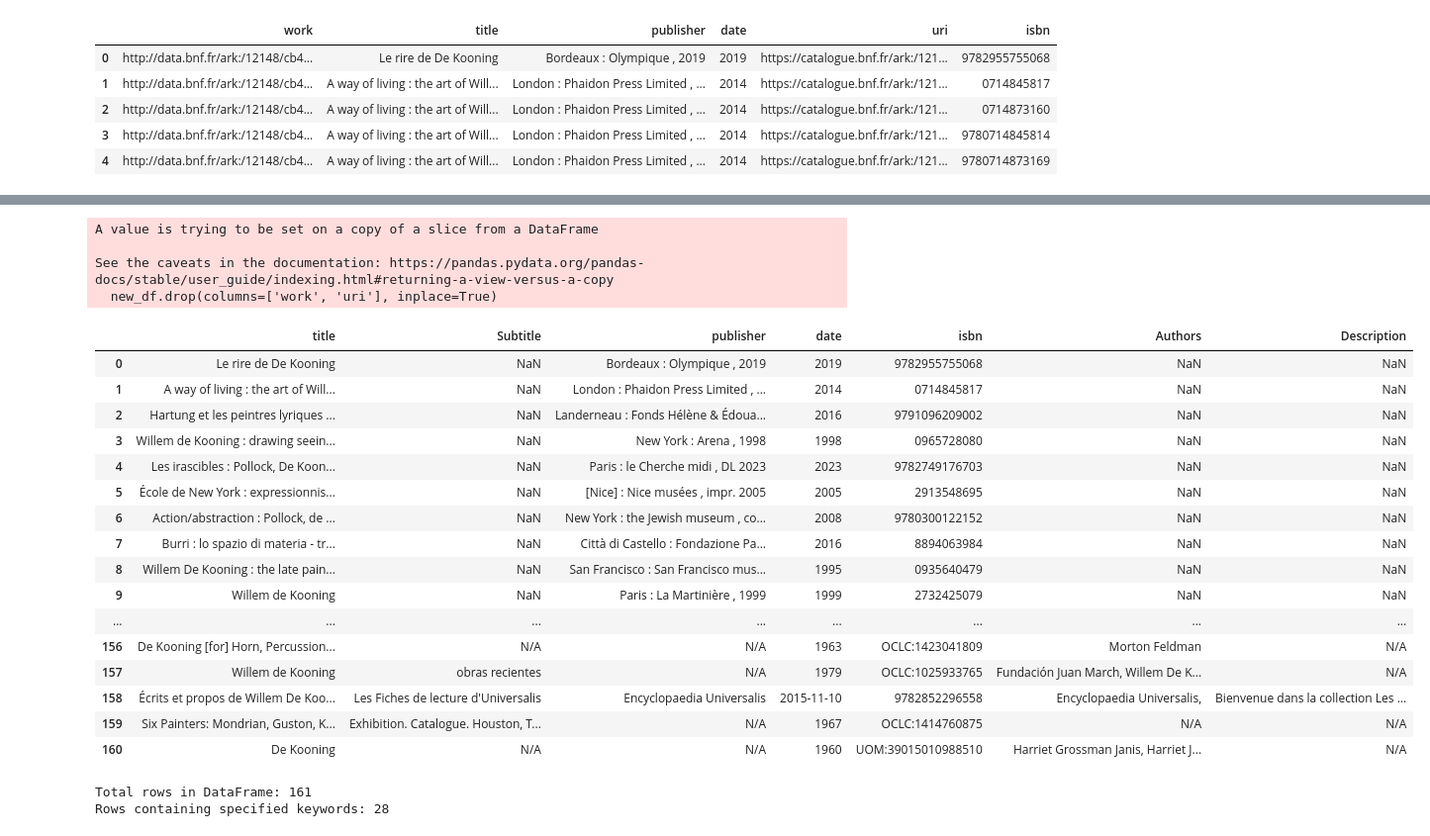
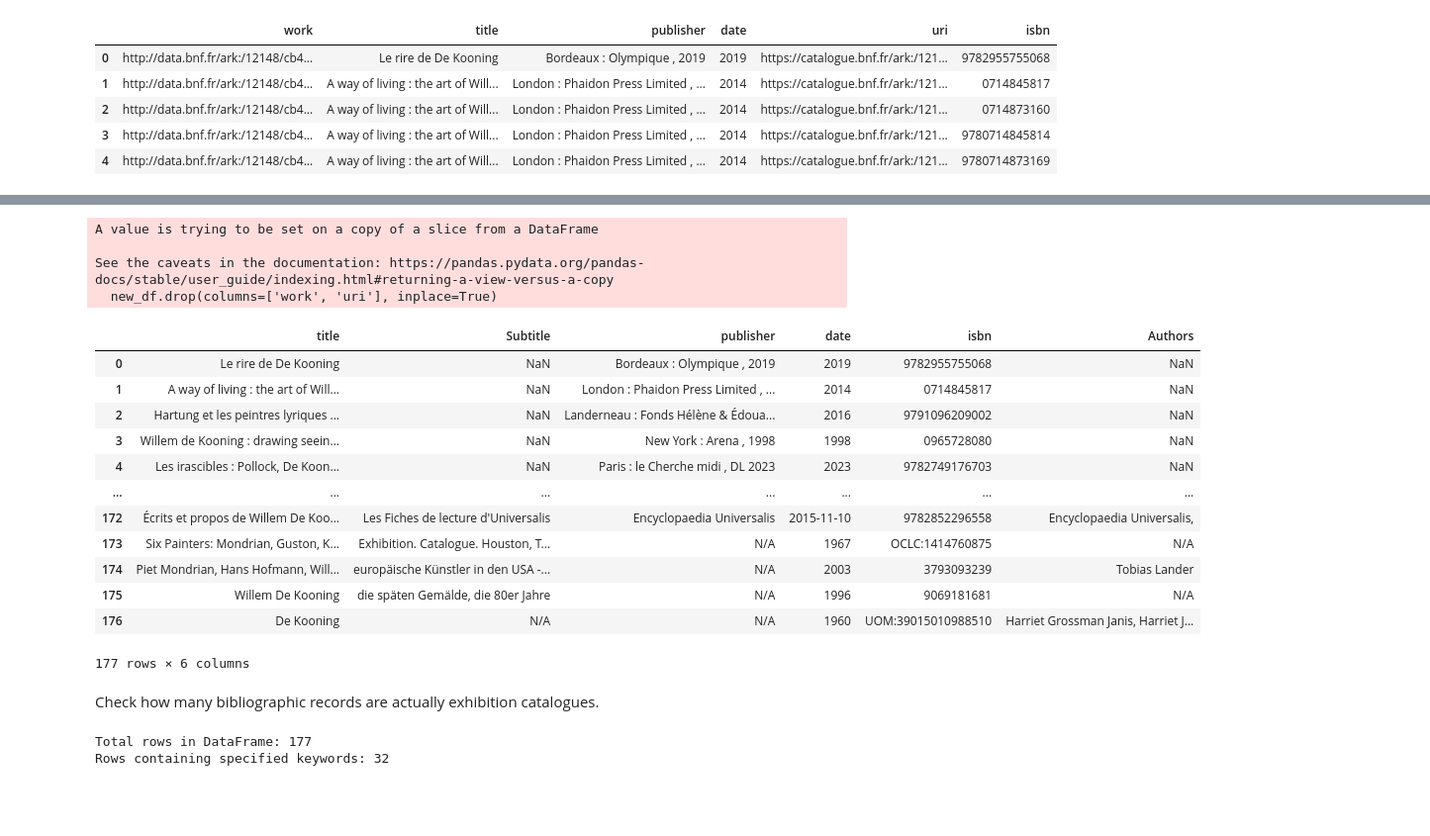
Before and after one commit to giorgiacrosilla/reputationera, a Jupyter notebook: scripts/bibliography_DK.ipynb, the cells around one changed output, grey strips where cells are left out. Shown: that part at 99% size. Saved outputs shown, nothing was run; the diff lists cells and outputs as text; code cells hidden in the pictures; blank space fills up the shorter version.

Commit message:
scripts descriptions

```diff
--- a/scripts/bibliography_DK.ipynb
+++ b/scripts/bibliography_DK.ipynb
@@ -22,6 +50,6 @@ has been done on the web endpoint and then the CSV was downloaded.
 # %%
 import pandas as pd
-getty2 = pd.read_csv("databnf.csv")
-
-getty2.head()
+query1 = pd.read_csv("databnf_DK.csv")
+# pd.set_option('display.max_rows', None)
+query1
 # %% [output]
@@ -29,11 +69,11 @@ FileNotFoundError: [Errno 2] No such file or directory: 'databnf.csv'
 # %%
-for column_name in getty2.columns:
+for column_name in query1.columns:
     if column_name == "isbn":
-        for i, value in enumerate(getty2[column_name]):
+        for i, value in enumerate(query1[column_name]):
             if "-" in value:
                 # Replacing hyphens with empty string
-                getty2.at[i, column_name] = value.replace("-", "")
-getty2.head()
+                query1.at[i, column_name] = value.replace("-", "")
+query1.head()
 # %% [output]
 |  | work | title | publisher | date | uri | isbn |
 | 0 | http://data.bnf.fr/ark:/12148/cb4... | Le rire de De Kooning | Bordeaux : Olympique , 2019 | 2019 | https://catalogue.bnf.fr/ark:/121... | 9782955755068 |
@@ -167,51 +205,49 @@ df_combined
 import pandas as pd
 
 # Assuming df1 and df2 are your two DataFrames
 
 # Rename the 'Title' column in df2 to 'title'
 new_dataframe.rename(columns={'Title': 'title'}, inplace=True)
 new_dataframe.rename(columns={'PublishedDate': 'date'}, inplace=True)
 new_dataframe.rename(columns={'Publisher': 'publisher'}, inplace=True)
 # Concatenate the DataFrames vertically
-combined_df = pd.concat([getty2, new_dataframe], ignore_index=True)
+combined_df = pd.concat([query1, new_dataframe], ignore_index=True)
 
 # Drop duplicates based on 'isbn' column
 new_df = combined_df.drop_duplicates(subset='isbn')
 new_df = combined_df.drop_duplicates(subset=['title', 'publisher', 'date'], keep='first')
 # Reset index of the new DataFrame
 new_df.reset_index(drop=True, inplace=True)
 new_df.drop(columns=['work', 'uri'], inplace=True)
 index_column = new_df.columns.get_loc('Subtitle')
 
 # Move the column to position 2
 new_column_order = list(new_df.columns)
 new_column_order.insert(1, new_column_order.pop(index_column))
 new_df = new_df[new_column_order]
 
 # Display the new DataFrame with unique rows based on ISBN and consistent column name 'title'
 new_df
 # %% [output]
 A value is trying to be set on a copy of a slice from a DataFrame
 
 See the caveats in the documentation: https://pandas.pydata.org/pandas-docs/stable/user_guide/indexing.html#returning-a-view-versus-a-copy
   new_df.drop(columns=['work', 'uri'], inplace=True)
-|  | title | Subtitle | publisher | date | isbn | Authors | Description |
-| 0 | Le rire de De Kooning | NaN | Bordeaux : Olympique , 2019 | 2019 | 9782955755068 | NaN | NaN |
-| 1 | A way of living : the art of Will... | NaN | London : Phaidon Press Limited , ... | 2014 | 0714845817 | NaN | NaN |
-| 2 | Hartung et les peintres lyriques ... | NaN | Landerneau : Fonds Hélène & Édoua... | 2016 | 9791096209002 | NaN | NaN |
-| 3 | Willem de Kooning : drawing seein... | NaN | New York : Arena , 1998 | 1998 | 0965728080 | NaN | NaN |
-| 4 | Les irascibles : Pollock, De Koon... | NaN | Paris : le Cherche midi , DL 2023 | 2023 | 9782749176703 | NaN | NaN |
-| 5 | École de New York : expressionnis... | NaN | [Nice] : Nice musées , impr. 2005 | 2005 | 2913548695 | NaN | NaN |
-| 6 | Action/abstraction : Pollock, de ... | NaN | New York : the Jewish museum , co... | 2008 | 9780300122152 | NaN | NaN |
-| 7 | Burri : lo spazio di materia - tr... | NaN | Città di Castello : Fondazione Pa... | 2016 | 8894063984 | NaN | NaN |
-| 8 | Willem De Kooning : the late pain... | NaN | San Francisco : San Francisco mus... | 1995 | 0935640479 | NaN | NaN |
-| 9 | Willem de Kooning | NaN | Paris : La Martinière , 1999 | 1999 | 2732425079 | NaN | NaN |
-| ... | ... | ... | ... | ... | ... | ... | ... |
-| 156 | De Kooning [for] Horn, Percussion... | N/A | N/A | 1963 | OCLC:1423041809 | Morton Feldman | N/A |
-| 157 | Willem de Kooning | obras recientes | N/A | 1979 | OCLC:1025933765 | Fundación Juan March, Willem De K... | N/A |
-| 158 | Écrits et propos de Willem De Koo... | Les Fiches de lecture d'Universalis | Encyclopaedia Universalis | 2015-11-10 | 9782852296558 | Encyclopaedia Universalis, | Bienvenue dans la collection Les ... |
-| 159 | Six Painters: Mondrian, Guston, K... | Exhibition. Catalogue. Houston, T... | N/A | 1967 | OCLC:1414760875 | N/A | N/A |
-| 160 | De Kooning | N/A | N/A | 1960 | UOM:39015010988510 | Harriet Grossman Janis, Harriet J... | N/A |
+|  | title | Subtitle | publisher | date | isbn | Authors |
+| 0 | Le rire de De Kooning | NaN | Bordeaux : Olympique , 2019 | 2019 | 9782955755068 | NaN |
+| 1 | A way of living : the art of Will... | NaN | London : Phaidon Press Limited , ... | 2014 | 0714845817 | NaN |
+| 2 | Hartung et les peintres lyriques ... | NaN | Landerneau : Fonds Hélène & Édoua... | 2016 | 9791096209002 | NaN |
+| 3 | Willem de Kooning : drawing seein... | NaN | New York : Arena , 1998 | 1998 | 0965728080 | NaN |
+| 4 | Les irascibles : Pollock, De Koon... | NaN | Paris : le Cherche midi , DL 2023 | 2023 | 9782749176703 | NaN |
+| ... | ... | ... | ... | ... | ... | ... |
+| 172 | Écrits et propos de Willem De Koo... | Les Fiches de lecture d'Universalis | Encyclopaedia Universalis | 2015-11-10 | 9782852296558 | Encyclopaedia Universalis, |
+| 173 | Six Painters: Mondrian, Guston, K... | Exhibition. Catalogue. Houston, T... | N/A | 1967 | OCLC:1414760875 | N/A |
+| 174 | Piet Mondrian, Hans Hofmann, Will... | europäische Künstler in den USA -... | N/A | 2003 | 3793093239 | Tobias Lander |
+| 175 | Willem De Kooning | die späten Gemälde, die 80er Jahre | N/A | 1996 | 9069181681 | N/A |
+| 176 | De Kooning | N/A | N/A | 1960 | UOM:39015010988510 | Harriet Grossman Janis, Harriet J... |
+177 rows × 6 columns
+# %% [markdown]
+Check how many bibliographic records are actually exhibition catalogues.
 # %%
 import pandas as pd
 
@@ -230,8 +266,8 @@ keyword_rows_count = len(keyword_rows)
 print("Total rows in DataFrame:", total_rows)
 print("Rows containing specified keywords:", keyword_rows_count)
 # %% [output]
-Total rows in DataFrame: 161
-Rows containing specified keywords: 28
+Total rows in DataFrame: 177
+Rows containing specified keywords: 32
 # %%
 import pandas as pd
 
```
Also changed, not shown: parts of 9 cells of this notebook, 5 other files.
